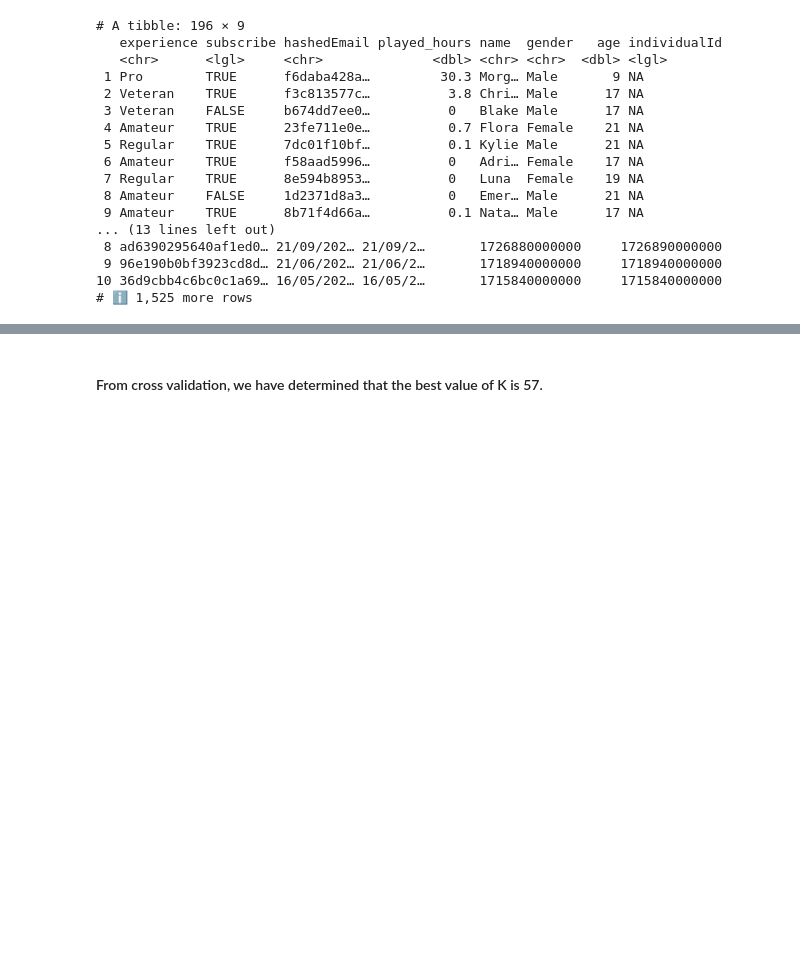
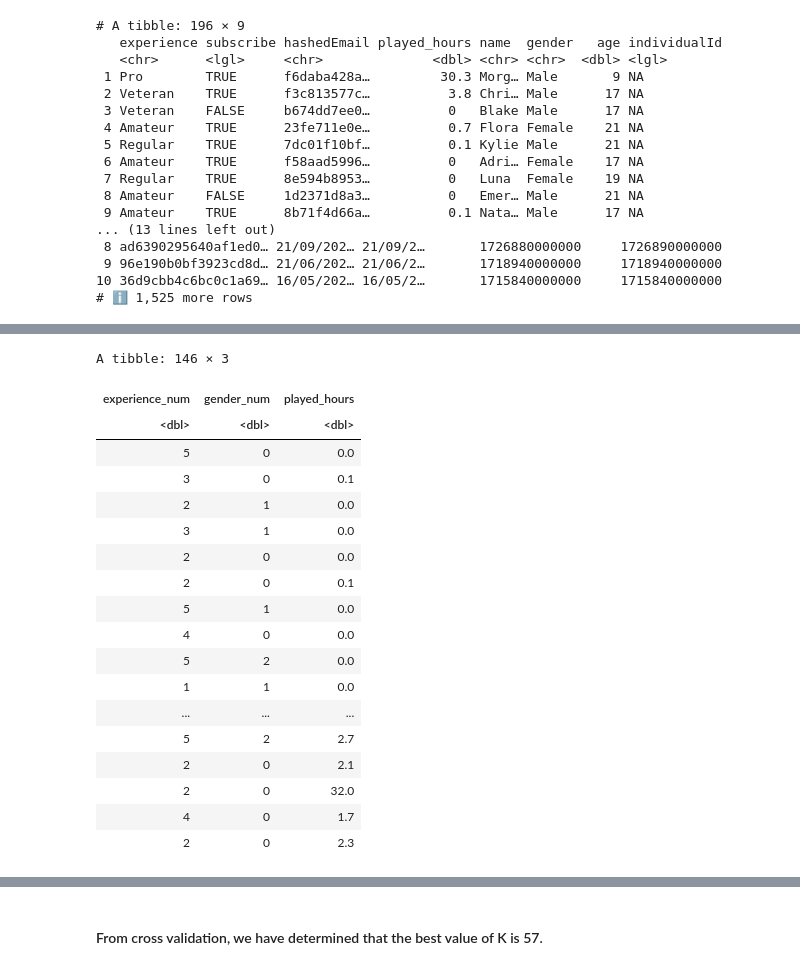
Before and after one commit to yuunvis/Group-Project, a Jupyter notebook: group_project.ipynb, the cells around one changed output, grey strips where cells are left out. Saved outputs shown, nothing was run; the diff lists cells and outputs as text; code cells hidden in the pictures; blank space fills up the shorter version.

```diff
--- a/group_project.ipynb
+++ b/group_project.ipynb
@@ -183,7 +120,20 @@ Our group decided on k-nn regression.
+# %%
+#splitting the data set into training and testing
+minecraft_split<-initial_split(play_data_select, prop=0.75, strata = played_hours)
+minecraft_train<-training(minecraft_split)
+minecraft_test<-testing(minecraft_split)
 # %%
-#For experience and gender:
-minecraft_select<-play_data_select|>
-            select(experience,gender, played_hours)
-dummy<-dummyVars("~ .", data = minecraft_select)
-final_minecraft_data<- data.frame(predict(dummy, newdata=minecraft_select))
-head(final_minecraft_data)
+#Mutating for experience and gender:
+minecraft_train_1<-minecraft_train|>
+                  mutate(experience_num = case_when(experience == "Veteran" ~ 5,
+                                                    experience == "Pro" ~ 4,
+                                                    experience == "Regular" ~ 3,
+                                                    experience =="Amateur" ~ 2,
+                                                    experience == "Beginner" ~ 1))|>
+                  mutate(gender_num = case_when(gender == "Male" ~ 0,
+                                                gender =="Female" ~ 1,
+                                                gender =="Agender" ~ 2,
+                                                gender =="Non-binary" ~2,
+                                                gender =="Two-Spirted" ~2,
+                                                gender =="Other" ~2,
+                                                gender =="Prefer Not to Say" ~2))
@@ -245,4 +258,26 @@ Main Arguments:
   weight_func = rectangular
 
 Computational engine: kknn
+# %%
+minecraft_train_2
+# %% [output]
+A tibble: 146 × 3
+| experience_num | gender_num | played_hours |
+| <dbl> | <dbl> | <dbl> |
+| 5 | 0 | 0.0 |
+| 3 | 0 | 0.1 |
+| 2 | 1 | 0.0 |
+| 3 | 1 | 0.0 |
+| 2 | 0 | 0.0 |
+| 2 | 0 | 0.1 |
+| 5 | 1 | 0.0 |
+| 4 | 0 | 0.0 |
+| 5 | 2 | 0.0 |
+| 1 | 1 | 0.0 |
+| ... | ... | ... |
+| 5 | 2 | 2.7 |
+| 2 | 0 | 2.1 |
+| 2 | 0 | 32.0 |
+| 4 | 0 | 1.7 |
+| 2 | 0 | 2.3 |
 # %%
```
Also changed, not shown: parts of 18 cells of this notebook.
